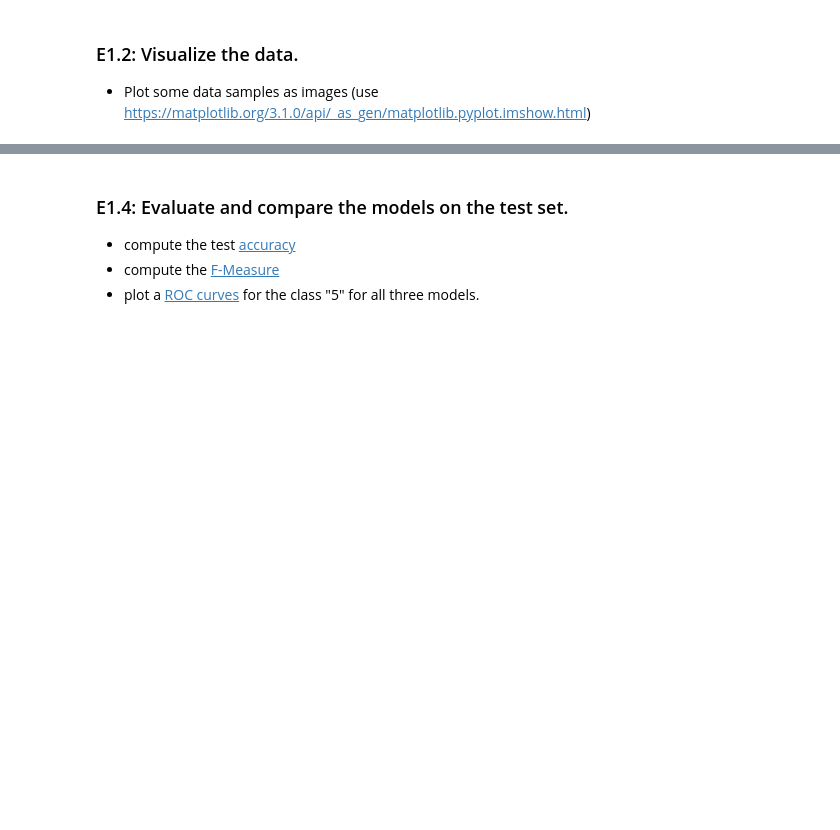
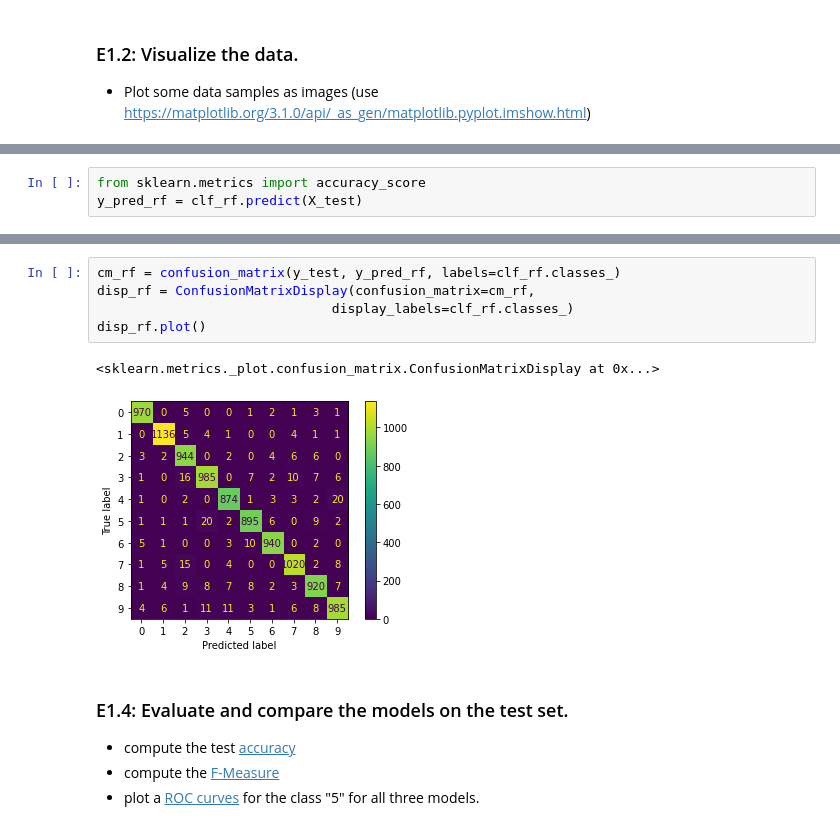
Before and after one commit to trenklem/DataScience21, a Jupyter notebook: Block_5/Assignments/5_a_Classification.ipynb, the cells around one changed output, grey strips where cells are left out. Drawn from its saved outputs; the diff is of its cells as text; blank space fills up the shorter version.

```diff
--- a/Block_5/Assignments/5_a_Classification.ipynb
+++ b/Block_5/Assignments/5_a_Classification.ipynb
@@ -38,0 +112,3 @@ Compare the training accuracy (https://scikit-learn.org/stable/modules/generated
+# %%
+from sklearn.metrics import accuracy_score
+y_pred_rf = clf_rf.predict(X_test)
@@ -39,3 +119,11 @@ Compare the training accuracy (https://scikit-learn.org/stable/modules/generated
+# %%
+cm_rf = confusion_matrix(y_test, y_pred_rf, labels=clf_rf.classes_)
+disp_rf = ConfusionMatrixDisplay(confusion_matrix=cm_rf,
+                              display_labels=clf_rf.classes_)
+disp_rf.plot()
+# %% [output]
+<sklearn.metrics._plot.confusion_matrix.ConfusionMatrixDisplay at 0x...>
+[figure, added]
 # %% [markdown]
 ### E1.4: Evaluate and compare the models on the test set.
 * compute the test [accuracy](https://scikit-learn.org/stable/modules/generated/sklearn.metrics.accuracy_score.html#sklearn.metrics.accuracy_score)
```
Also changed, not shown: parts of 20 cells of this notebook, 1 other file.
